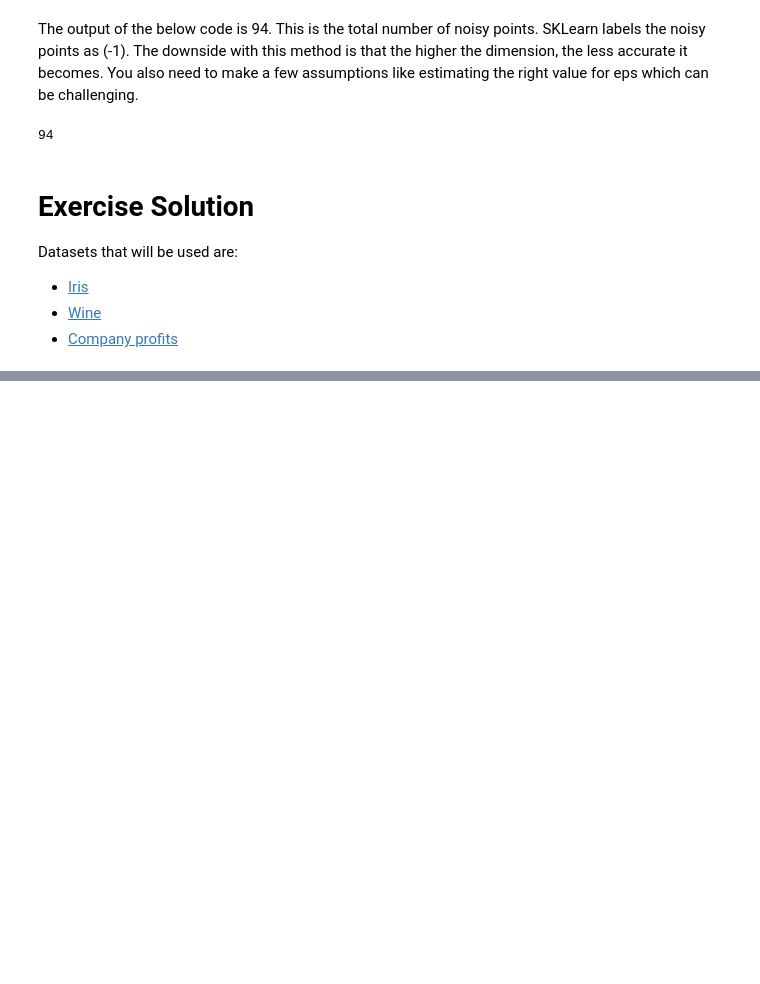
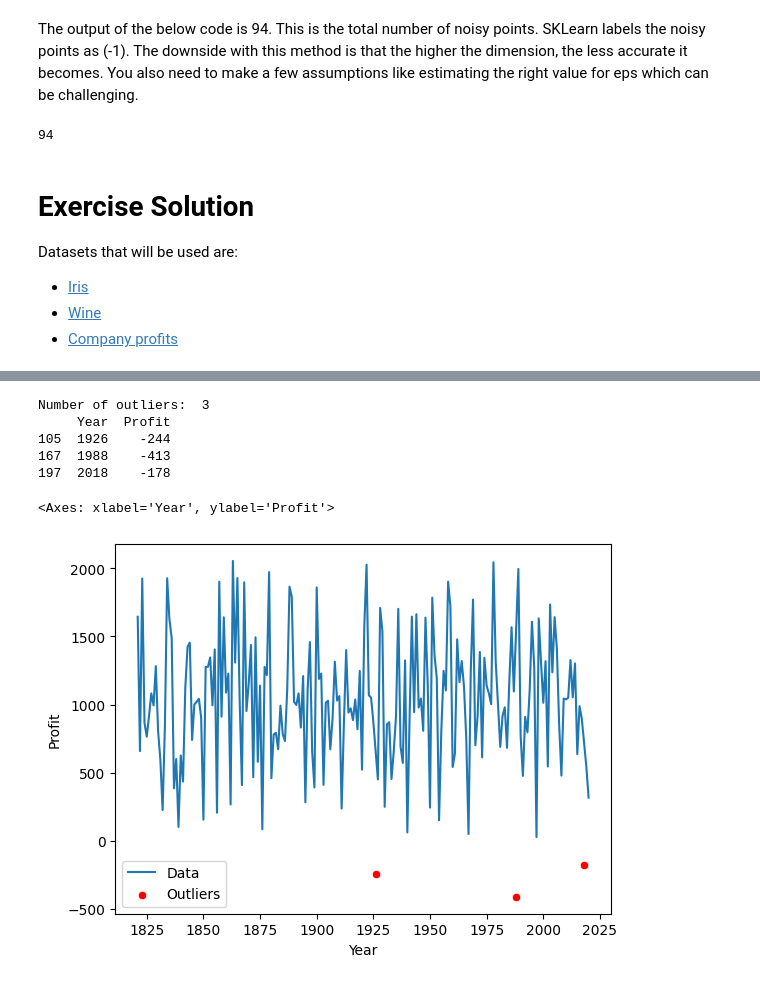
Before and after one commit to MaxHam/AML, a Jupyter notebook: Ex3.DBScanClustering.ipynb, the cells around one changed output, grey strips where cells are left out. Cells and saved outputs as stored; diff of their text form; code cells hidden in the pictures; blank space fills up the shorter version.

```diff
--- a/Ex3.DBScanClustering.ipynb
+++ b/Ex3.DBScanClustering.ipynb
@@ -115,0 +121,28 @@ Number of outliers:  54
+# %%
+import matplotlib.pyplot as plt
+import seaborn as sns
+
+# Company profits
+outliers = find_outliers(profit_data, minPts=3, eps=epsilon)
+
+# convert all values that are > -1 to 0
+outliers[outliers > -1] = 0
+
+# filter out all values from profit_data that are not outliers
+profit_no_outliers_data = profit_data[outliers != -1]
+profit_outlier_data = profit_data[outliers == -1]
+
+print(profit_outlier_data.head())
+
+
+# Scatter plot of data and outliers
+sns.lineplot(x="Year", y="Profit", data=profit_no_outliers_data, label="Data")
+sns.scatterplot(x="Year", y="Profit", data=profit_outlier_data, label="Outliers", color="red")
+# %% [output]
+Number of outliers:  3
+     Year  Profit
+105  1926    -244
+167  1988    -413
+197  2018    -178
+<Axes: xlabel='Year', ylabel='Profit'>
+[figure, added]
```
Also changed, not shown: parts of 10 cells of this notebook, 1 other file.
